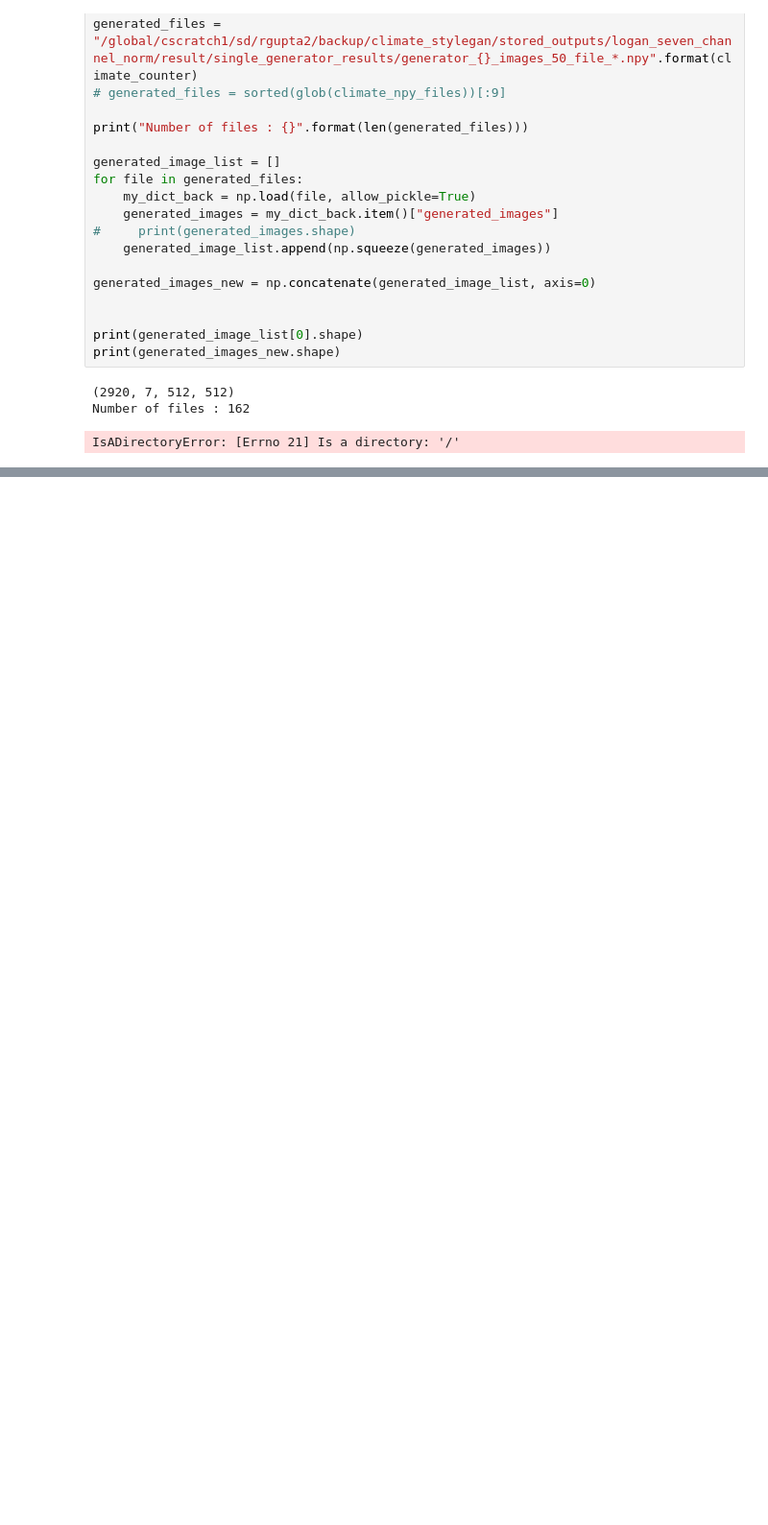
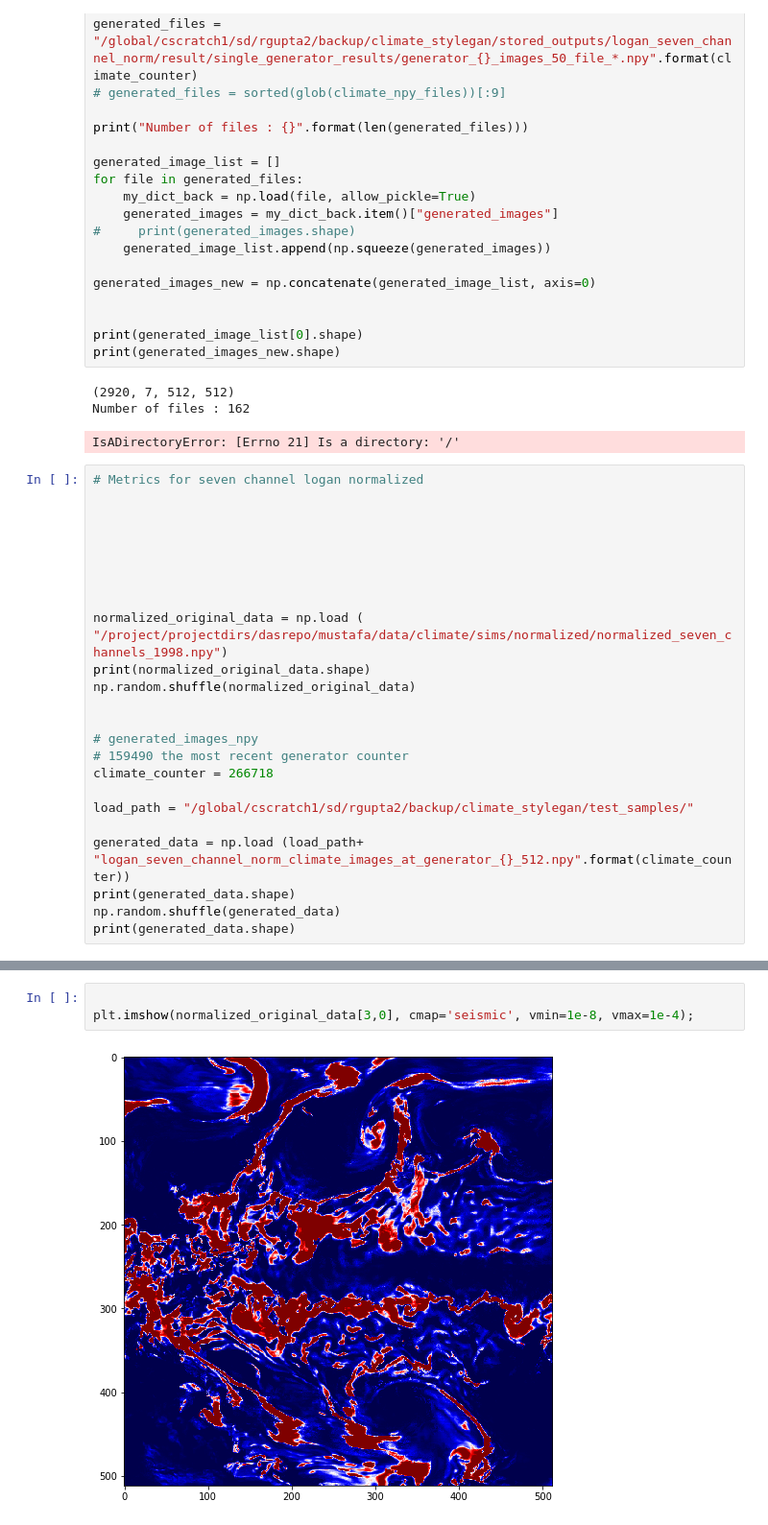
Before and after one commit to rishabh135/climate_stylegan, a Jupyter notebook: jupyter_notebooks/metrics_climate_data.ipynb, the cells around one changed output, grey strips where cells are left out. Shown at 96% size. Drawn from its saved outputs; the diff is of its cells as text; blank space fills up the shorter version.

```diff
--- a/jupyter_notebooks/metrics_climate_data.ipynb
+++ b/jupyter_notebooks/metrics_climate_data.ipynb
@@ -528,3 +534,27 @@ print(generated_images_new.shape)
 (2920, 7, 512, 512)
 Number of files : 162
 IsADirectoryError: [Errno 21] Is a directory: '/'
+# %%
+# Metrics for seven channel logan normalized
+
+
+
+
+
+
+
+normalized_original_data = np.load ( "/project/projectdirs/dasrepo/mustafa/data/climate/sims/normalized/normalized_seven_channels_1998.npy")
+print(normalized_original_data.shape)
+np.random.shuffle(normalized_original_data)
+
+
+# generated_images_npy
+# 159490 the most recent generator counter
+climate_counter = 266718
+
+load_path = "/global/cscratch1/sd/rgupta2/backup/climate_stylegan/test_samples/"
+
+generated_data = np.load (load_path+ "logan_seven_channel_norm_climate_images_at_generator_{}_512.npy".format(climate_counter))
+print(generated_data.shape)
+np.random.shuffle(generated_data)
+print(generated_data.shape)
@@ -530,0 +586,5 @@ IsADirectoryError: [Errno 21] Is a directory: '/'
+# %%
+
+plt.imshow(normalized_original_data[3,0], cmap='seismic', vmin=1e-8, vmax=1e-4);
+# %% [output]
+[figure, added]
```
Also changed, not shown: parts of 16 cells of this notebook, 6 other files.
